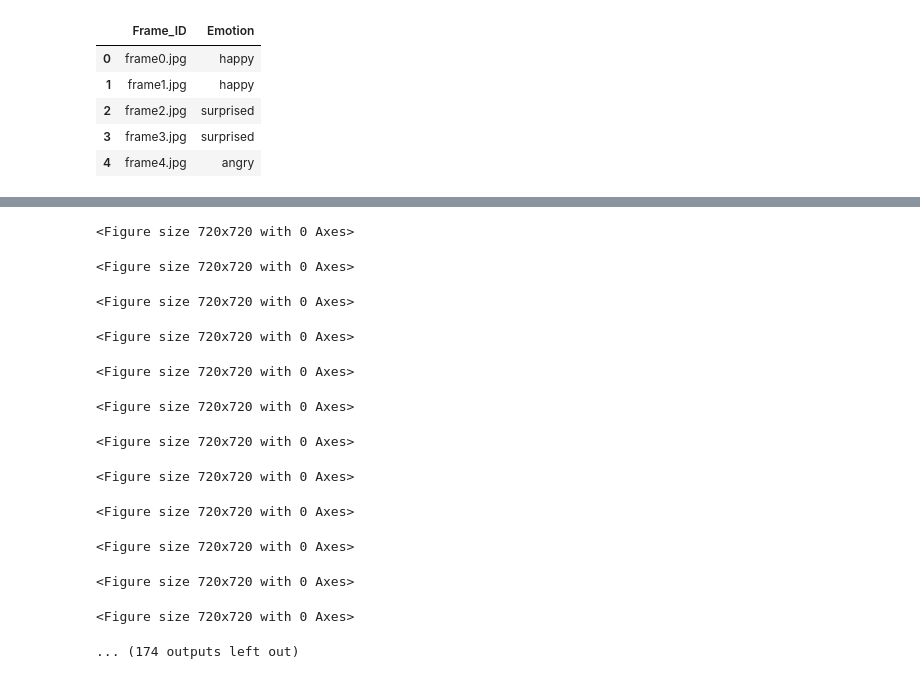
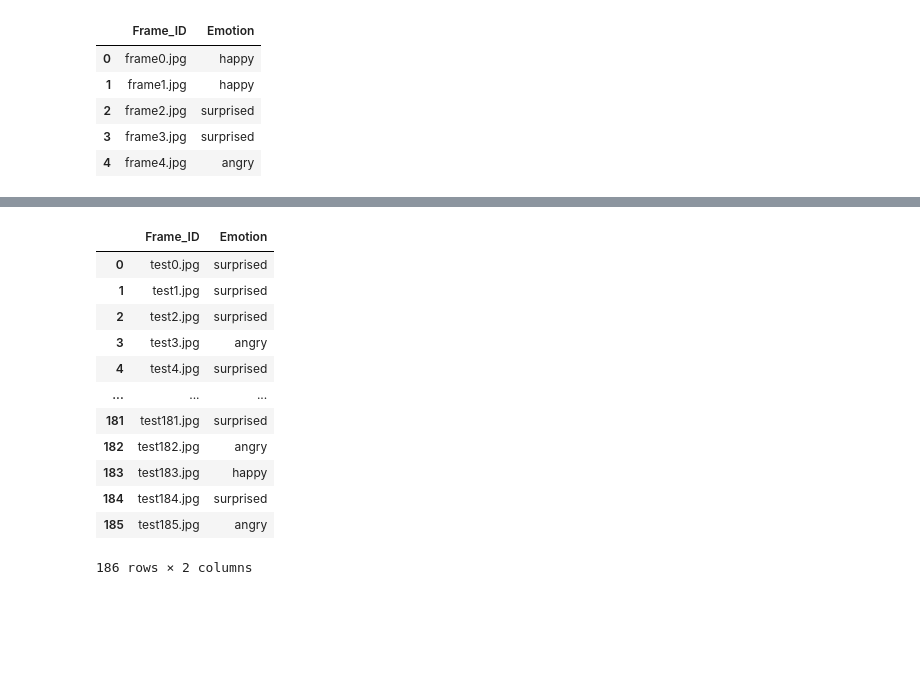
Before and after one commit to VaishnaviNandakumar/emotion-classifier, a Jupyter notebook: Emotion_Classifier_2_.ipynb, the cells around one changed output, grey strips where cells are left out. Drawn from its saved outputs; the diff is of its cells as text; code cells hidden in the pictures; blank space fills up the shorter version.

```diff
--- a/Emotion_Classifier_2_.ipynb
+++ b/Emotion_Classifier_2_.ipynb
@@ -238,10 +263,10 @@ if torch.cuda.is_available():
 torch.manual_seed(0)
 
 # batch size of the model
-batch_size = 128
+batch_size = 64
 
 # number of epochs to train the model
-n_epochs = 100
+n_epochs = 10
 
 for epoch in range(1, n_epochs+1):
 
@@ -319,51 +341,66 @@ training accuracy:       0.8416798675115207
+# %%
+test_transforms = transforms.Compose([
+                                      transforms.CenterCrop(450),
+                                      transforms.Resize(224),
+                                      transforms.ToTensor(),
+                                     ])
+
+def predict_image(image):
+    image_tensor = test_transforms(image).float()
+    image_tensor = image_tensor.unsqueeze_(0)
+    input = image_tensor
+    input = input.to('cuda')
+    output = the_model(input)
+    index = output.data.cpu().numpy().argmax()
+
+    return index
 # %%
-#Testing File
 from PIL import Image
 import matplotlib.pyplot as plt
 file_path_test = "/Test.csv"
 root_dir_test = "/"
 i = 0
 result = []
 image_file = []
 csv_file_test = pd.read_csv(file_path_test)
+#Testing File
+
+
 for i in range(0,len(csv_file_test)):
 
   frame = csv_file_test.iloc[i,0]
   image = root_dir_test  + '/' + frame
   imagetensor = cv2.imread(image)
   #img = Image.open(image)
   #plt.imshow(img)
-  to_pil = transforms.Compose([transforms.ToPILImage(),transforms.CenterCrop(700)])
+  to_pil = transforms.Compose([transforms.ToPILImage()])
   images = imagetensor
-  fig=plt.figure(figsize=(10,10))
+  #fig=plt.figure(figsize=(10,10))
   image = to_pil(images)
   #plt.imshow(image)
   index = predict_image(image)
   image_file.append(frame)
   result.append(decoder[index])
 
-test_transforms = transforms.Compose([transforms.Resize(224),
-                                      transforms.ToTensor(),
-                                     ])
-def predict_image(image):
-    image_tensor = test_transforms(image).float()
-    image_tensor = image_tensor.unsqueeze_(0)
-    input = image_tensor
-    input = input.to('cuda')
-    output = the_model(input)
-    index = output.data.cpu().numpy().argmax()
-    return index
+
+
+dict = {'Frame_ID': image_file, 'Emotion': result}
+df = pd.DataFrame(dict)
+
+# saving the dataframe
+df.to_csv('file50.csv')
+df
 # %% [output]
+|  | Frame_ID | Emotion |
+| 0 | test0.jpg | surprised |
+| 1 | test1.jpg | surprised |
+| 2 | test2.jpg | surprised |
+| 3 | test3.jpg | angry |
+| 4 | test4.jpg | surprised |
+| ... | ... | ... |
+| 181 | test181.jpg | surprised |
+| 182 | test182.jpg | angry |
+| 183 | test183.jpg | happy |
+| 184 | test184.jpg | surprised |
+| 185 | test185.jpg | angry |
-<Figure size 720x720 with 0 Axes>
+186 rows × 2 columns
-<Figure size 720x720 with 0 Axes>
-<Figure size 720x720 with 0 Axes>
-<Figure size 720x720 with 0 Axes>
-<Figure size 720x720 with 0 Axes>
-<Figure size 720x720 with 0 Axes>
-<Figure size 720x720 with 0 Axes>
-<Figure size 720x720 with 0 Axes>
-<Figure size 720x720 with 0 Axes>
-<Figure size 720x720 with 0 Axes>
-<Figure size 720x720 with 0 Axes>
-<Figure size 720x720 with 0 Axes>
-... (174 outputs left out)
```
Also changed, not shown: parts of 19 cells of this notebook.
